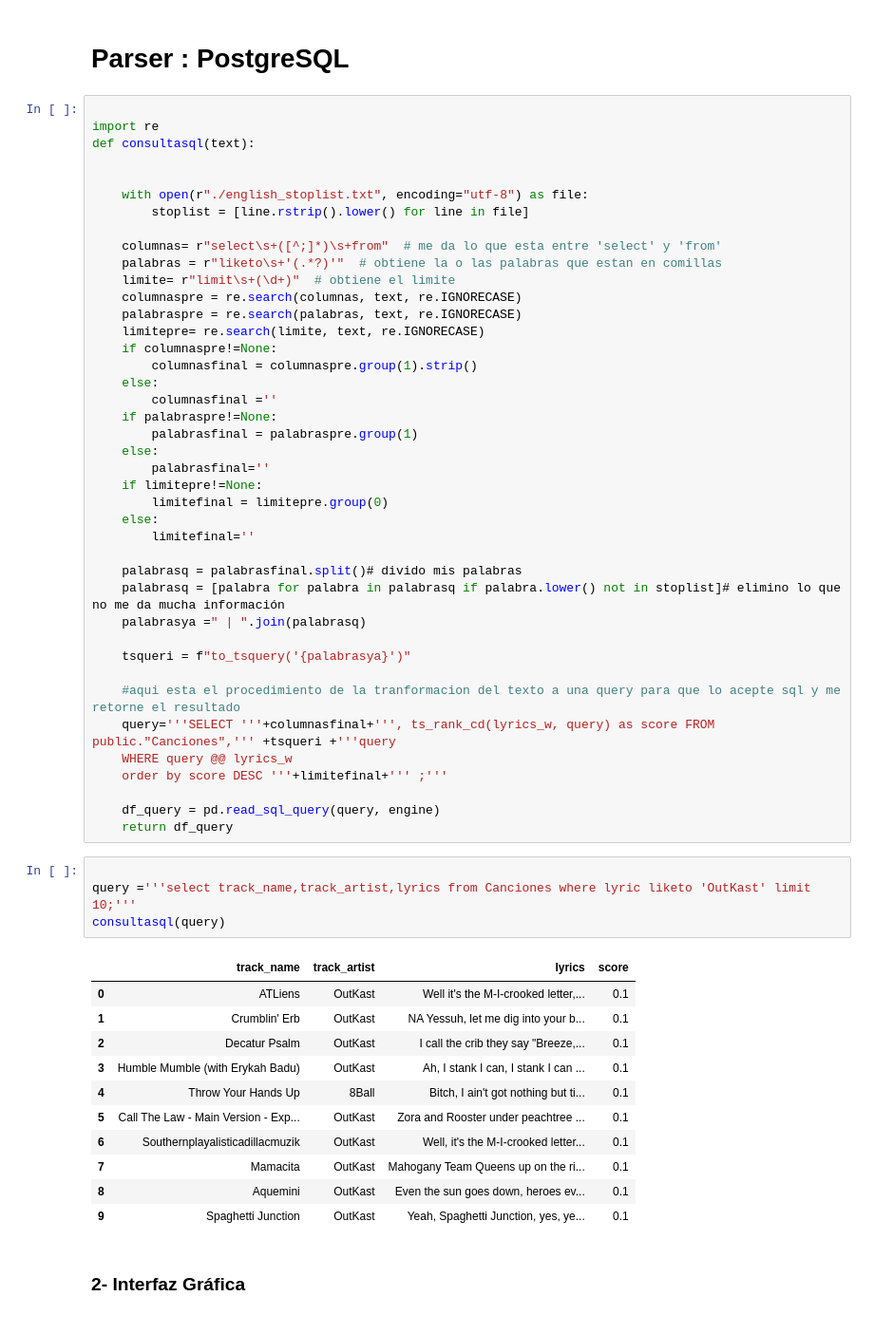
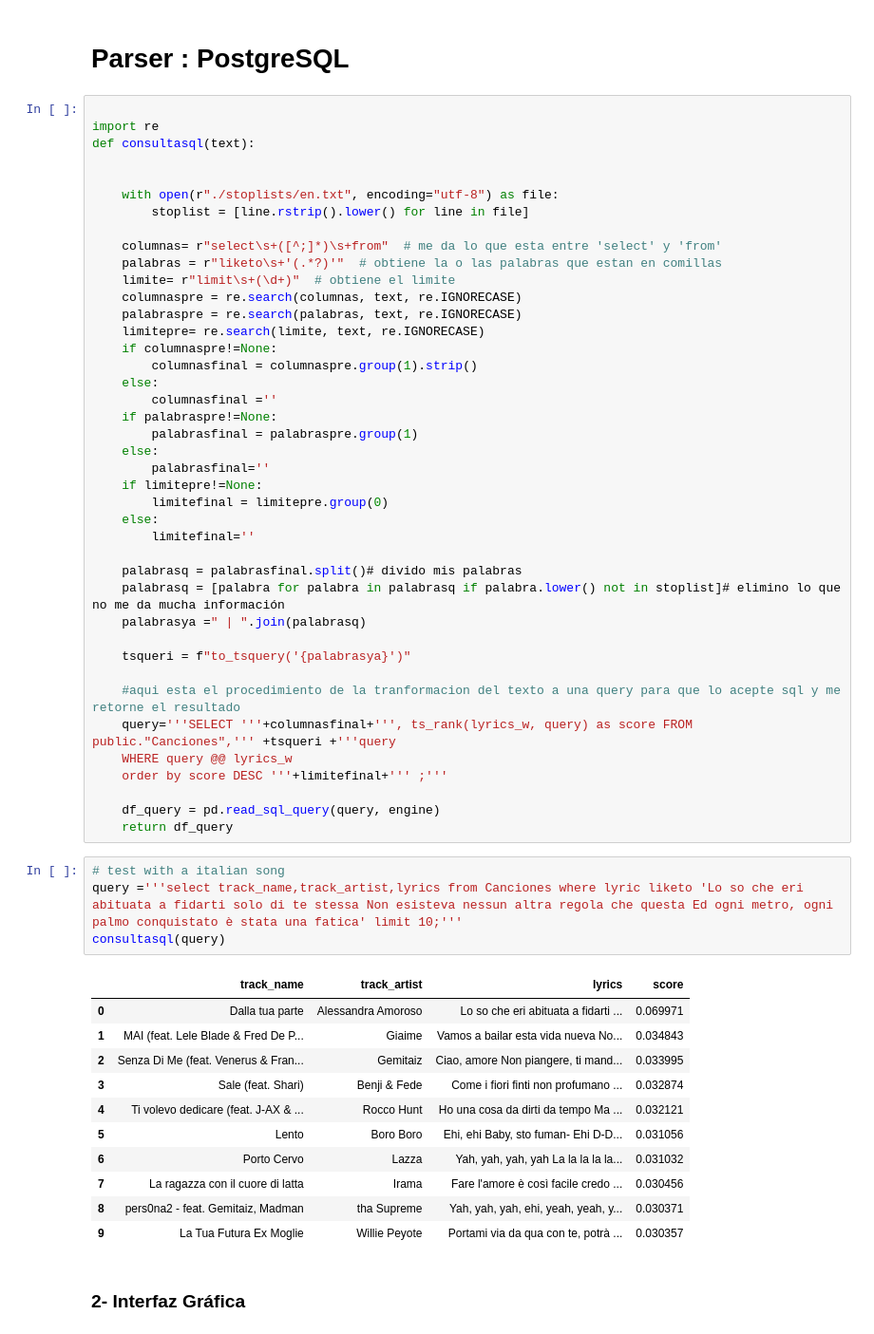
Before and after one commit to MitsuoMurakami/Proyecto_DB2, a Jupyter notebook: Parte2/SPIMI.ipynb, the cells around one changed output. Shown at 95% size. Cells and saved outputs as stored; diff of their text form.

```diff
--- a/Parte2/SPIMI.ipynb
+++ b/Parte2/SPIMI.ipynb
@@ -656,7 +656,7 @@ import re
 def consultasql(text):
 
 
-    with open(r"./english_stoplist.txt", encoding="utf-8") as file:
+    with open(r"./stoplists/en.txt", encoding="utf-8") as file:
         stoplist = [line.rstrip().lower() for line in file]
 
     columnas= r"select\s+([^;]*)\s+from"  # me da lo que esta entre 'select' y 'from'
@@ -685,28 +685,28 @@ def consultasql(text):
     tsqueri = f"to_tsquery('{palabrasya}')"
 
     #aqui esta el procedimiento de la tranformacion del texto a una query para que lo acepte sql y me retorne el resultado
-    query='''SELECT '''+columnasfinal+''', ts_rank_cd(lyrics_w, query) as score FROM public."Canciones",''' +tsqueri +'''query
+    query='''SELECT '''+columnasfinal+''', ts_rank(lyrics_w, query) as score FROM public."Canciones",''' +tsqueri +'''query
     WHERE query @@ lyrics_w
     order by score DESC '''+limitefinal+''' ;'''
 
     df_query = pd.read_sql_query(query, engine)
     return df_query
 # %%
-
-query ='''select track_name,track_artist,lyrics from Canciones where lyric liketo 'OutKast' limit 10;'''
+# test with a italian song
+query ='''select track_name,track_artist,lyrics from Canciones where lyric liketo 'Lo so che eri abituata a fidarti solo di te stessa Non esisteva nessun altra regola che questa Ed ogni metro, ogni palmo conquistato è stata una fatica' limit 10;'''
 consultasql(query)
 # %% [output]
 |  | track_name | track_artist | lyrics | score |
-| 0 | ATLiens | OutKast | Well it's the M-I-crooked letter,... | 0.1 |
-| 1 | Crumblin' Erb | OutKast | NA Yessuh, let me dig into your b... | 0.1 |
-| 2 | Decatur Psalm | OutKast | I call the crib they say "Breeze,... | 0.1 |
-| 3 | Humble Mumble (with Erykah Badu) | OutKast | Ah, I stank I can, I stank I can ... | 0.1 |
-| 4 | Throw Your Hands Up | 8Ball | Bitch, I ain't got nothing but ti... | 0.1 |
-| 5 | Call The Law - Main Version - Exp... | OutKast | Zora and Rooster under peachtree ... | 0.1 |
-| 6 | Southernplayalisticadillacmuzik | OutKast | Well, it's the M-I-crooked letter... | 0.1 |
-| 7 | Mamacita | OutKast | Mahogany Team Queens up on the ri... | 0.1 |
-| 8 | Aquemini | OutKast | Even the sun goes down, heroes ev... | 0.1 |
-| 9 | Spaghetti Junction | OutKast | Yeah, Spaghetti Junction, yes, ye... | 0.1 |
+| 0 | Dalla tua parte | Alessandra Amoroso | Lo so che eri abituata a fidarti ... | 0.069971 |
+| 1 | MAI (feat. Lele Blade & Fred De P... | Giaime | Vamos a bailar esta vida nueva No... | 0.034843 |
+| 2 | Senza Di Me (feat. Venerus & Fran... | Gemitaiz | Ciao, amore Non piangere, ti mand... | 0.033995 |
+| 3 | Sale (feat. Shari) | Benji & Fede | Come i fiori finti non profumano ... | 0.032874 |
+| 4 | Ti volevo dedicare (feat. J-AX & ... | Rocco Hunt | Ho una cosa da dirti da tempo Ma ... | 0.032121 |
+| 5 | Lento | Boro Boro | Ehi, ehi Baby, sto fuman- Ehi D-D... | 0.031056 |
+| 6 | Porto Cervo | Lazza | Yah, yah, yah, yah La la la la la... | 0.031032 |
+| 7 | La ragazza con il cuore di latta | Irama | Fare l'amore è così facile credo ... | 0.030456 |
+| 8 | pers0na2 - feat. Gemitaiz, Madman | tha Supreme | Yah, yah, yah, ehi, yeah, yeah, y... | 0.030371 |
+| 9 | La Tua Futura Ex Moglie | Willie Peyote | Portami via da qua con te, potrà ... | 0.030357 |
 # %% [markdown]
 ### 2- Interfaz Gráfica
 # %%
```
Also changed, not shown: parts of 5 cells of this notebook, 1 other file.
